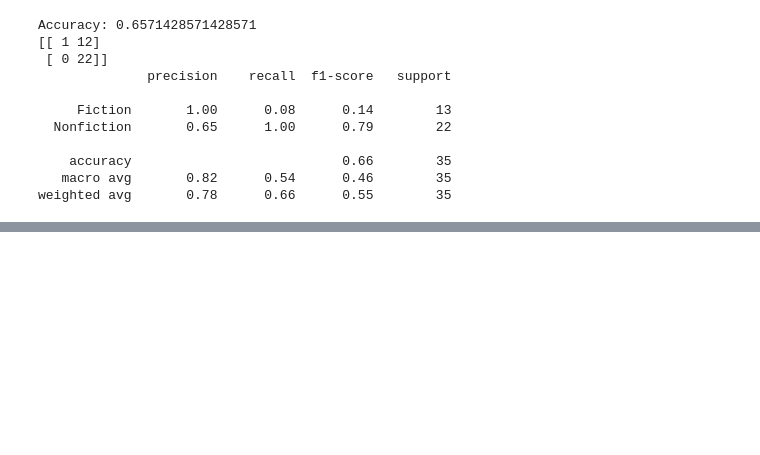
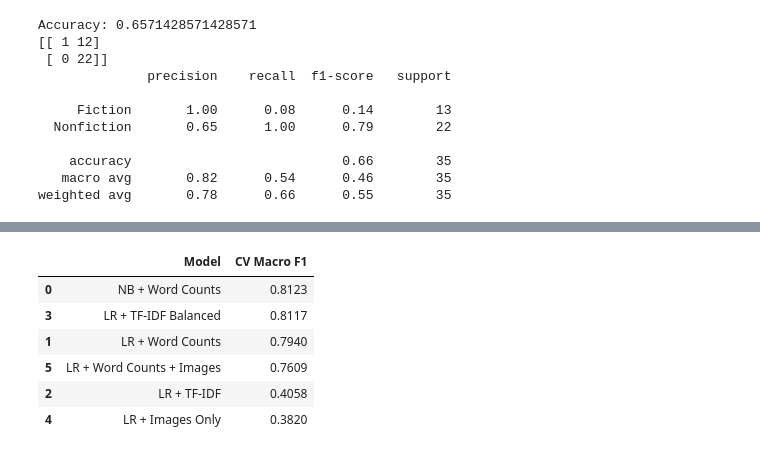
Before and after one commit to nquangb22/ds-books-classification-project, a Jupyter notebook: notebooks/d_modeling.ipynb, the cells around one changed output, grey strips where cells are left out. Cells and saved outputs as stored; diff of their text form; code cells hidden in the pictures; blank space fills up the shorter version.

```diff
--- a/notebooks/d_modeling.ipynb
+++ b/notebooks/d_modeling.ipynb
@@ -248,0 +245,27 @@ plt.show()
+# %%
+from sklearn.pipeline import make_pipeline
+from sklearn.preprocessing import StandardScaler
+from sklearn.linear_model import LogisticRegression
+from sklearn.model_selection import StratifiedKFold, cross_val_score
+
+cv = StratifiedKFold(
+    n_splits=5,
+    shuffle=True,
+    random_state=42
+)
+
+image_model = make_pipeline(
+    StandardScaler(),
+    LogisticRegression(max_iter=1000)
+)
+
+image_scores = cross_val_score(
+    image_model,
+    X_train_images,
+    y_train_images,
+    cv=cv,
+    scoring="f1_macro"
+)
+
+print("Images Only - CV Macro F1:", image_scores.mean())
+print("Fold scores:", image_scores)
@@ -248,0 +402,24 @@ plt.show()
+# %%
+# Add corrected Text + Images CV result
+cv_comparison = pd.concat([
+    cv_comparison,
+    pd.DataFrame([{
+        "Model": "LR + Word Counts + Images",
+        "CV Macro F1": combined_cv_scores.mean()
+    }])
+], ignore_index=True)
+
+display(
+    cv_comparison.sort_values(
+        "CV Macro F1",
+        ascending=False
+    ).round(4)
+)
+# %% [output]
+|  | Model | CV Macro F1 |
+| 0 | NB + Word Counts | 0.8123 |
+| 3 | LR + TF-IDF Balanced | 0.8117 |
+| 1 | LR + Word Counts | 0.7940 |
+| 5 | LR + Word Counts + Images | 0.7609 |
+| 2 | LR + TF-IDF | 0.4058 |
+| 4 | LR + Images Only | 0.3820 |
```
Also changed, not shown: parts of 10 cells of this notebook, 3 other files.
